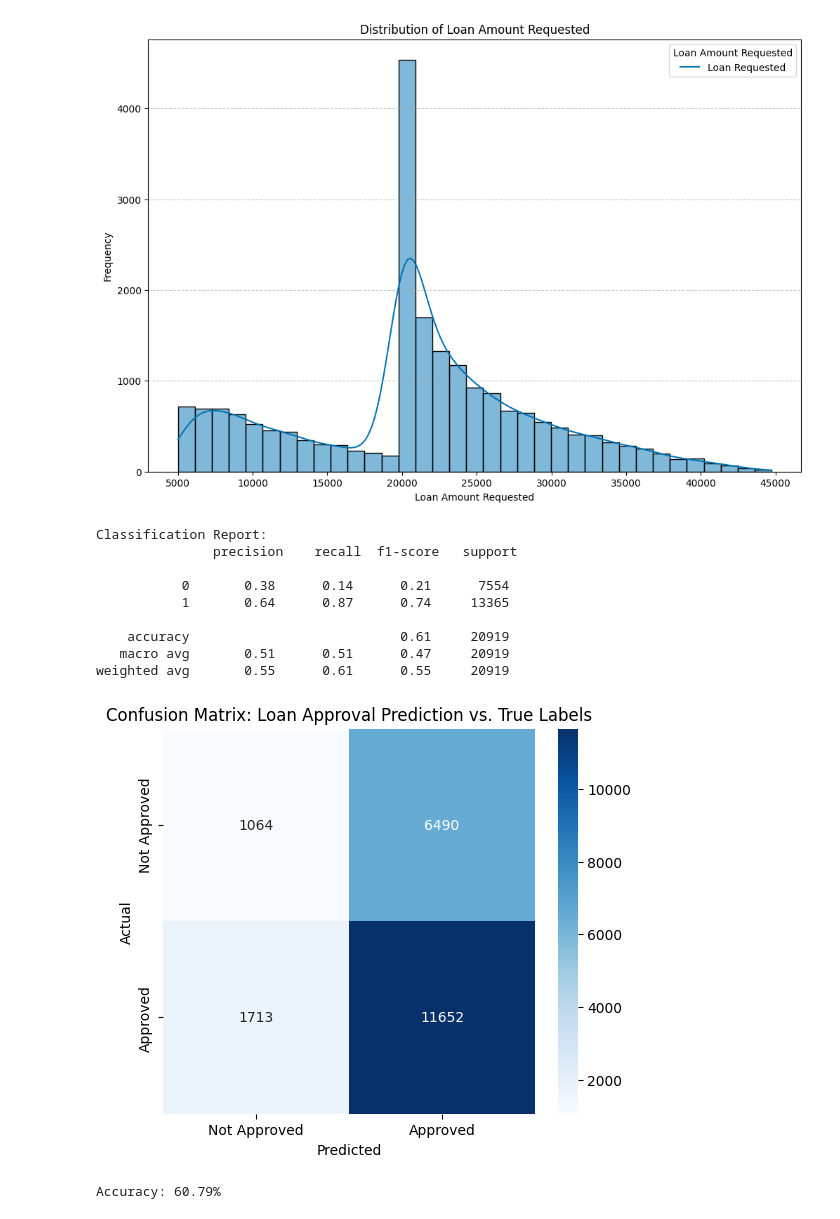
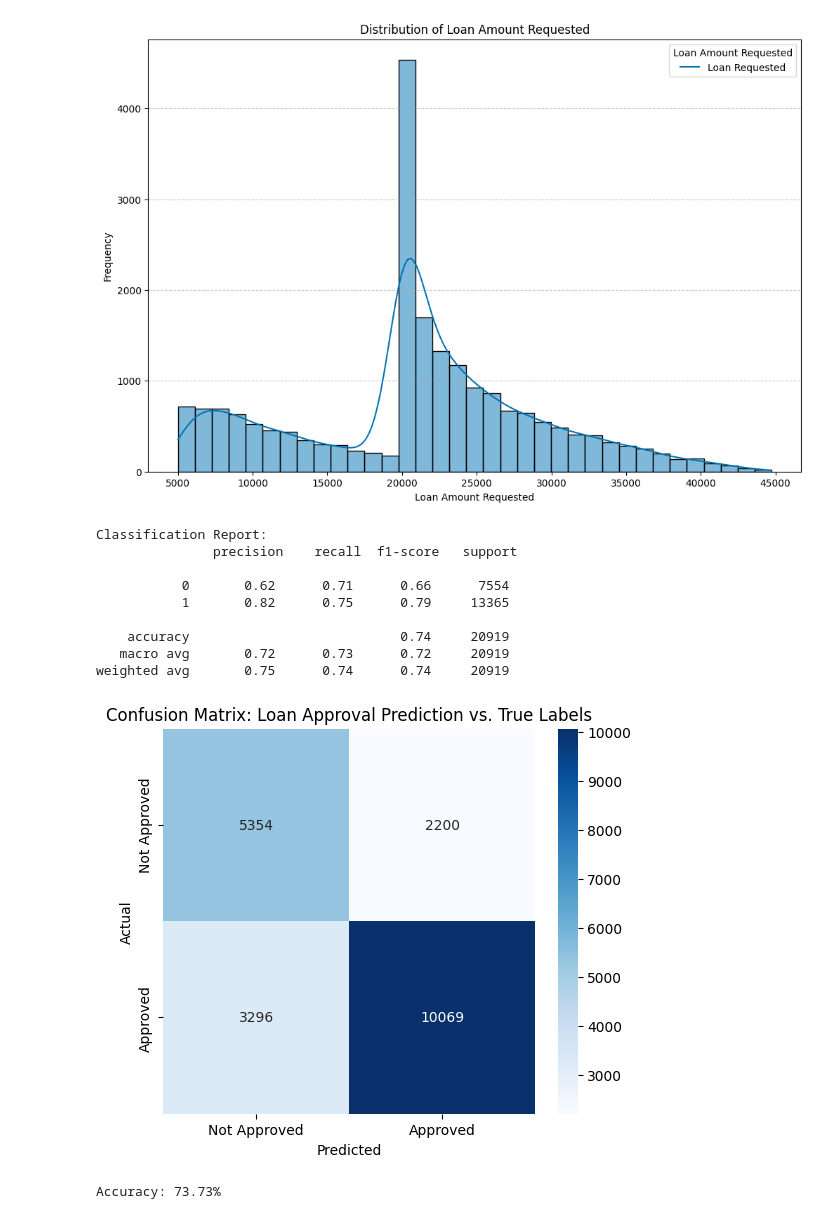
Before and after one commit to Harithelamin/ACIT4620-24H-G6, a Jupyter notebook: main.ipynb, the cells around one changed output. Drawn from its saved outputs; the diff is of its cells as text; code cells hidden in the pictures.

```diff
--- a/main.ipynb
+++ b/main.ipynb
@@ -241,62 +147,64 @@ Passing `palette` without assigning `hue` is deprecated and will be removed in v
 [figure]
 [figure]
 # %%
+from sklearn.metrics import accuracy_score, confusion_matrix, classification_report
+import matplotlib.pyplot as plt
+import seaborn as sns
+
+
 
 def compare_results(approval_status, true_labels):
     """
     Compares the fuzzy system's loan approval predictions with the actual true labels.
 
     Parameters:
     - approval_status: List of predicted loan approval statuses (Approved/Not Approved).
     - true_labels: List of true loan approval labels (Approved/Not Approved).
 
     Returns:
     - None: Displays accuracy and confusion matrix.
     """
     # Calculate the accuracy
     accuracy = accuracy_score(true_labels, approval_status)
 
     # Generate the confusion matrix with numeric labels
     cm = confusion_matrix(true_labels, approval_status)
 
     # Display the classification report
     print("Classification Report:\n", classification_report(true_labels, approval_status))
 
     # Plot confusion matrix
     plt.figure(figsize=(6, 5))
     sns.heatmap(cm, annot=True, fmt='d', cmap='Blues', xticklabels=["Not Approved", "Approved"], yticklabels=["Not Approved", "Approved"])
     plt.title("Confusion Matrix: Loan Approval Prediction vs. True Labels")
     plt.xlabel("Predicted")
     plt.ylabel("Actual")
     plt.show()
 
     # Display accuracy
     print(f"Accuracy: {accuracy * 100:.2f}%")
+
+# Get the fuzzy sets from your fuzzification process (as done in your fuzzification file)
+annual_income, loan_amount_requested, outstanding_debt, credit_score = get_fuzzy_sets(df)
+
+df[['Fuzzy_Request', 'Fuzzy_Loan_Eligibility']] = df.apply(
+    lambda row: pd.Series(calculate_categorical_result(
+        row, annual_income, outstanding_debt, credit_score, loan_amount_requested)), axis=1
+)
+df['Fuzzy_Approval_Status'] = df.apply(calculate_fuzzy_approval_status, axis=1)
+
+
+
+compare_results(df['Fuzzy_Approval_Status'], df['Loan_Approval_Status'])
+# %% [output]
+Classification Report:
+               precision    recall  f1-score   support
+
+           0       0.62      0.71      0.66      7554
+           1       0.82      0.75      0.79     13365
+
+    accuracy                           0.74     20919
+   macro avg       0.72      0.73      0.72     20919
+weighted avg       0.75      0.74      0.74     20919
+[figure, added]
+Accuracy: 73.73%
-# %%
-# Get the fuzzy sets from your fuzzification process (as done in your fuzzification file)
-annual_income, loan_amount_requested, outstanding_debt, credit_score = get_fuzzy_sets(X)
-
-# Apply the function to the DataFrame and pass fuzzy sets
-X[['Fuzzy_Request', 'Fuzzy_Loan_Eligibility']] = X.apply(
-    lambda row: pd.Series(calculate_categorical_result(
-        row, annual_income, outstanding_debt, credit_score, loan_amount_requested)), axis=1
-)
-
-X['Fuzzy_Approval_Status'] = X.apply(calculate_fuzzy_approval_status, axis=1)
-
-
-
-
-compare_results(X['Fuzzy_Approval_Status'], y)
-# %% [output]
-Classification Report:
-               precision    recall  f1-score   support
-
-           0       0.38      0.14      0.21      7554
-           1       0.64      0.87      0.74     13365
-
-    accuracy                           0.61     20919
-   macro avg       0.51      0.51      0.47     20919
-weighted avg       0.55      0.61      0.55     20919
-[figure, removed]
-Accuracy: 60.79%
```
Also changed, not shown: parts of 33 cells of this notebook, 14 other files.
